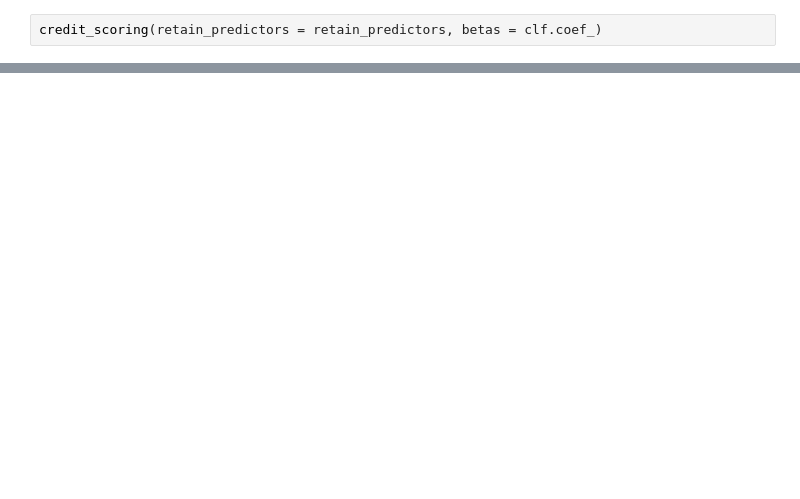
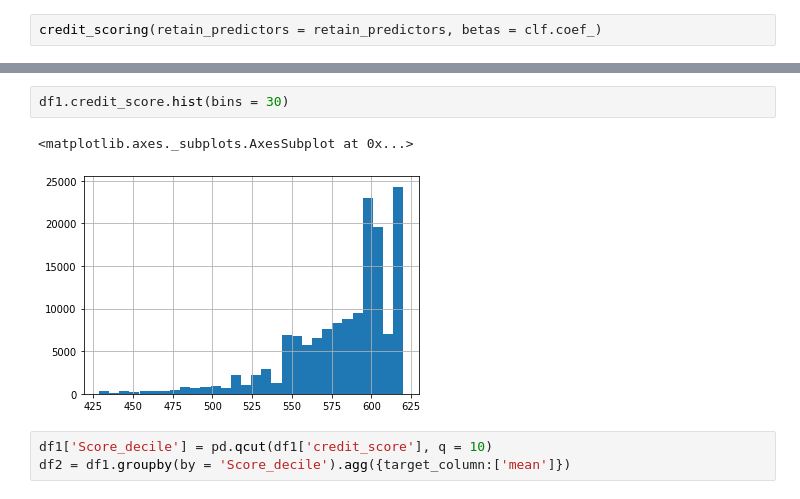
Before and after one commit to TarunMadan93/CreditScorecard, a Jupyter notebook: Credit_scorecard.ipynb, the cells around one changed output, grey strips where cells are left out. Cells and saved outputs as stored; diff of their text form; blank space fills up the shorter version.

```diff
--- a/Credit_scorecard.ipynb
+++ b/Credit_scorecard.ipynb
@@ -302 +332,9 @@ credit_score                                                    666.117
 Name: 7, dtype: object
+# %%
+df1.credit_score.hist(bins = 30)
+# %% [output]
+<matplotlib.axes._subplots.AxesSubplot at 0x...>
+[figure, added]
+# %%
+df1['Score_decile'] = pd.qcut(df1['credit_score'], q = 10)
+df2 = df1.groupby(by = 'Score_decile').agg({target_column:['mean']})
```
Also changed, not shown: parts of 19 cells of this notebook.
